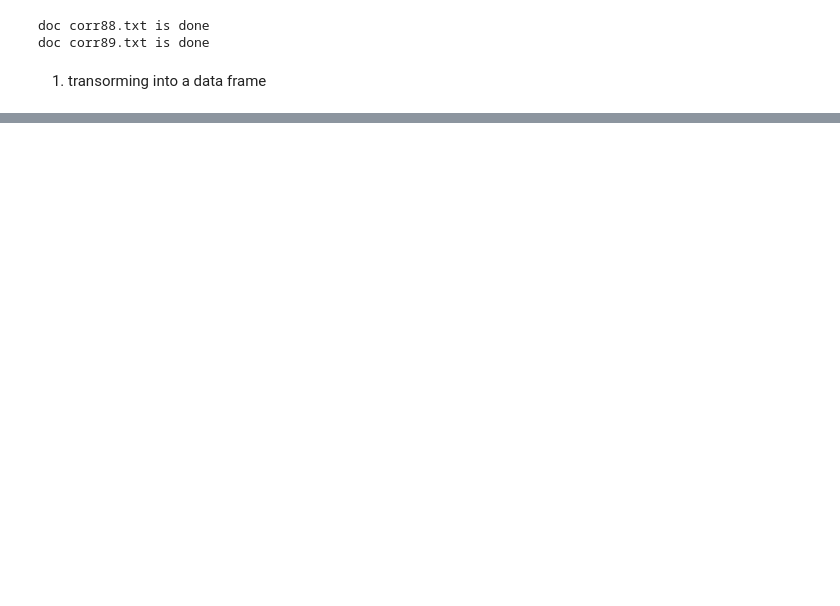
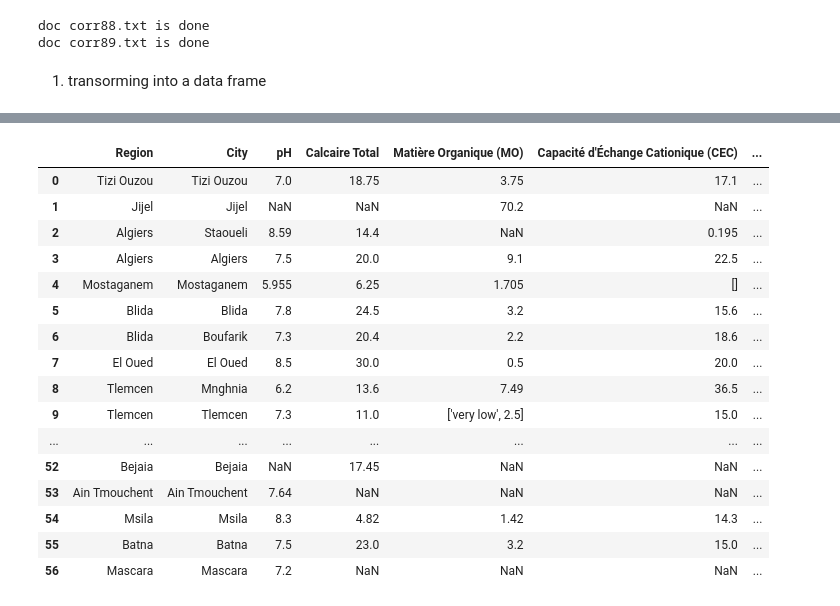
Before and after one commit to grosvenor01/having-some-fun, a Jupyter notebook: pdfExtract.ipynb, the cells around one changed output, grey strips where cells are left out. Cells and saved outputs as stored; diff of their text form; code cells hidden in the pictures; blank space fills up the shorter version.

Commit message:
data structured

```diff
--- a/pdfExtract.ipynb
+++ b/pdfExtract.ipynb
@@ -89,0 +219,41 @@ df
+# %%
+import numpy as np
+def calculate_mean_or_keep(value):
+    if isinstance(value, str):
+        try:
+            if value.startswith('[') and value.endswith(']'):
+                list_values = ast.literal_eval(value)  # Convert string list to actual list
+                if isinstance(list_values, list) and all(isinstance(v, (int, float)) for v in list_values):
+                    if len(list_values) ==0 :
+                        return np.nan
+                    return sum(list_values) / len(list_values)  # Return mean
+        except (ValueError, SyntaxError):
+            pass  # If there's an error, do nothing
+
+    # If it's not a list or if there's an error, return the original value
+    return value
+
+# Apply the function to each cell in the DataFrame
+for i in df.columns[2:]:  # Skip non-numeric columns
+    df[i] = df[i].apply(calculate_mean_or_keep)
+
+# Display the modified DataFrame
+df
+# %% [output]
+|  | Region | City | pH | Calcaire Total | Matière Organique (MO) | Capacité d'Échange Cationique (CEC) | ... |
+| 0 | Tizi Ouzou | Tizi Ouzou | 7.0 | 18.75 | 3.75 | 17.1 | ... |
+| 1 | Jijel | Jijel | NaN | NaN | 70.2 | NaN | ... |
+| 2 | Algiers | Staoueli | 8.59 | 14.4 | NaN | 0.195 | ... |
+| 3 | Algiers | Algiers | 7.5 | 20.0 | 9.1 | 22.5 | ... |
+| 4 | Mostaganem | Mostaganem | 5.955 | 6.25 | 1.705 | [] | ... |
+| 5 | Blida | Blida | 7.8 | 24.5 | 3.2 | 15.6 | ... |
+| 6 | Blida | Boufarik | 7.3 | 20.4 | 2.2 | 18.6 | ... |
+| 7 | El Oued | El Oued | 8.5 | 30.0 | 0.5 | 20.0 | ... |
+| 8 | Tlemcen | Mnghnia | 6.2 | 13.6 | 7.49 | 36.5 | ... |
+| 9 | Tlemcen | Tlemcen | 7.3 | 11.0 | ['very low', 2.5] | 15.0 | ... |
+| ... | ... | ... | ... | ... | ... | ... | ... |
+| 52 | Bejaia | Bejaia | NaN | 17.45 | NaN | NaN | ... |
+| 53 | Ain Tmouchent | Ain Tmouchent | 7.64 | NaN | NaN | NaN | ... |
+| 54 | Msila | Msila | 8.3 | 4.82 | 1.42 | 14.3 | ... |
+| 55 | Batna | Batna | 7.5 | 23.0 | 3.2 | 15.0 | ... |
+| 56 | Mascara | Mascara | 7.2 | NaN | NaN | NaN | ... |
```
Also changed, not shown: parts of 6 cells of this notebook, 1 other file.
